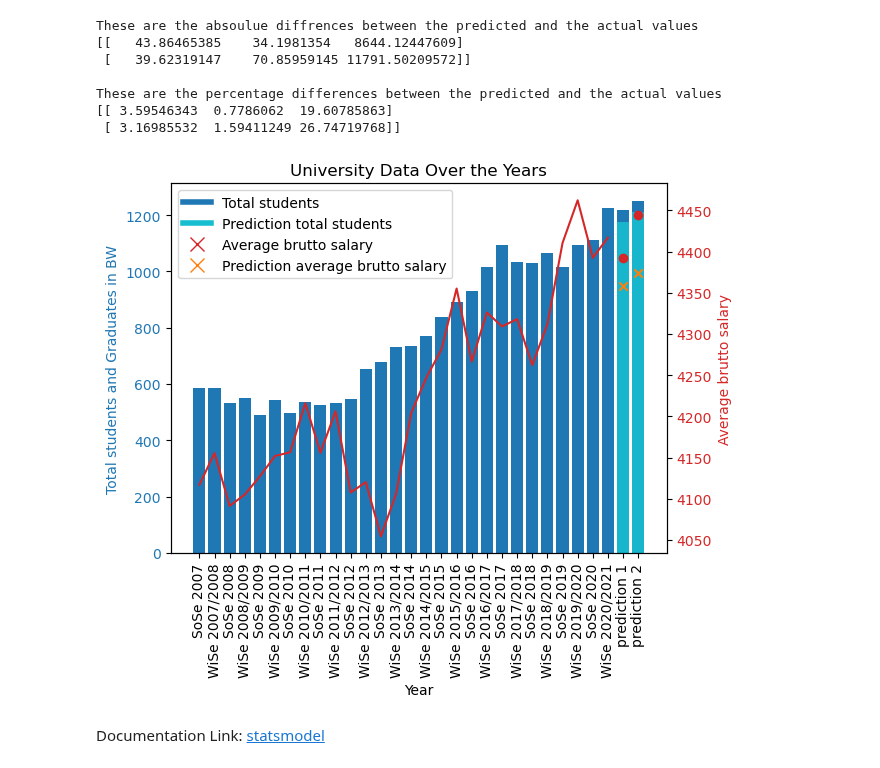
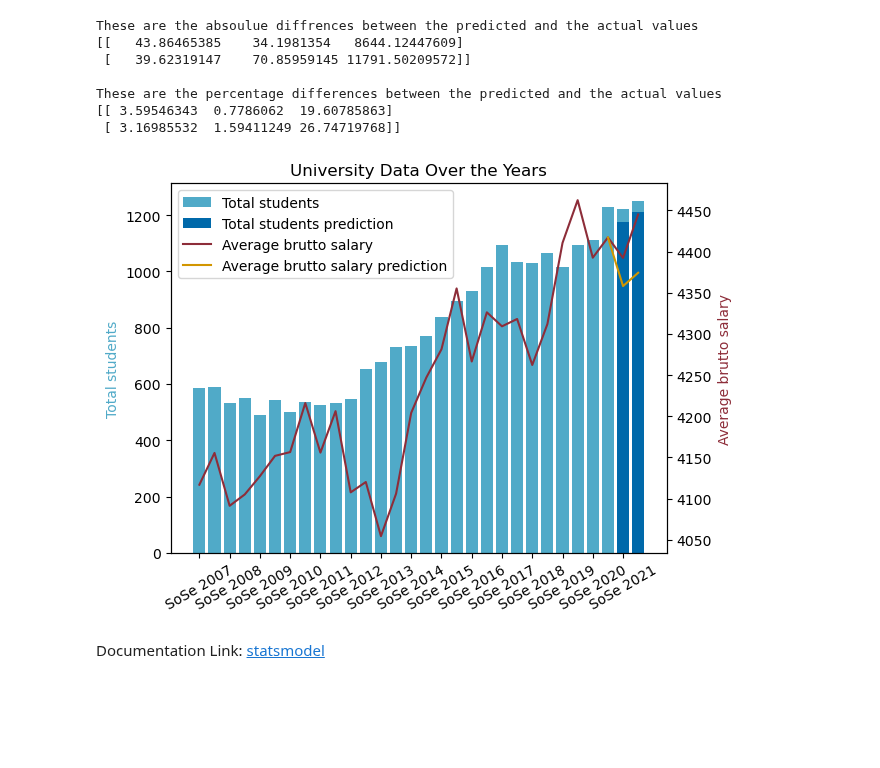
Before and after one commit to mxs01/AnalysingStudentDevelopment, a Jupyter notebook: exp/exp_analyseRegression.ipynb, the cells around one changed output. Saved outputs shown, nothing was run; the diff lists cells and outputs as text; code cells hidden in the pictures; blank space fills up the shorter version.

Commit message:
OK plots

```diff
--- a/exp/exp_analyseRegression.ipynb
+++ b/exp/exp_analyseRegression.ipynb
@@ -83,46 +83,36 @@ These are the absoulue diffrences between the predicted and the actual values
 These are the percentage differences between the predicted and the actual values
 [[ 3.59546343  0.7786062  19.60785863]
  [ 3.16985532  1.59411249 26.74719768]]
-# %%
-fig, ax1 = plt.subplots()
-plt.title('University Data Over the Years')
-plt.xticks(rotation='vertical')
-
-ax1.set_xlabel('Year')
-ax1.set_ylabel('Total students and Graduates in BW', color='tab:blue')
-ax1.bar(interestingYears[:-PREDICTION_STPES], trainData[:, 0], color='tab:blue', label='Total students')
-ax1.tick_params(axis='y', labelcolor='tab:blue')
-
-ax2 = ax1.twinx()  # instantiate a second axes that shares the same x-axis
-
-color = 'tab:red'
-ax2.set_ylabel('Average brutto salary', color=color)
-ax2.plot(interestingYears[:-PREDICTION_STPES], trainData[:, 1], color=color, label='Average brutto salary')
-ax2.tick_params(axis='y', labelcolor=color)
-
-# Add prediction to the plot
-for x in enumerate(forecast):
-    ax1.bar(f"prediction {x[0] + 1}", testData[x[0]][0], color='tab:blue')
-    ax1.bar(f"prediction {x[0] + 1}", x[1][0], color='tab:cyan', alpha=0.9)
-
-    ax2.scatter(f"prediction {x[0] + 1}", testData[x[0]][1], color='tab:red')
-    ax2.scatter(f"prediction {x[0] + 1}", x[1][1], color='tab:orange', marker='x')
-
-# Create one legend for both subplots
-custom_line1 = Line2D([0], [0], color='tab:blue', lw=4)
-custom_line2 = Line2D([0], [0], color='tab:cyan', lw=4)
-custom_line3 = Line2D([0], [0], marker='x', color='tab:red', markerfacecolor='tab:orange', markersize=10, lw=0)
-custom_line4 = Line2D([0], [0], marker='x', color='tab:orange', markerfacecolor='tab:orange', markersize=10, lw=0)
-
-lines = [custom_line1, custom_line2, custom_line3, custom_line4]
-labels = ['Total students', 'Prediction total students', 'Average brutto salary', 'Prediction average brutto salary']
-ax2.legend(lines, labels, loc='upper left')
-
-plt.show()
-
-# TDOD: (Paul) better solution for the red circles, overall better colors
-# %% [output]
-[figure, removed]
+# %%
+fig, ax1 = plt.subplots()
+plt.title('University Data Over the Years')
+plt.xticks(rotation=30)
+
+ax1.set_ylabel('Total students', color=COL_STUDENT)
+ax1.bar(interestingYears[:-PREDICTION_STPES], trainData[:, 0], color=COL_STUDENT, label='Total students')
+ax1.bar(interestingYears[-PREDICTION_STPES:], testData[:, 0], color=COL_STUDENT)
+ax1.bar(interestingYears[-PREDICTION_STPES:], forecast[:, 0], color=COL_STUDENT_PRED, label='Total students prediction')
+
+ax2 = ax1.twinx()  # instantiate a second axes that shares the same x-axis
+forecastWithPrevious = np.concatenate((trainData[-1, :].reshape(1, -1), forecast))
+
+ax2.set_ylabel('Average brutto salary', color=COL_SALARY)
+ax2.plot(interestingYears, completeData[:, 1], color=COL_SALARY, label='Average brutto salary')
+ax2.plot(interestingYears[-PREDICTION_STPES -1:], forecastWithPrevious[:, 1], color=COL_SALARY_PRED, label='Average brutto salary prediction')
+
+
+# Create one legend for both subplots
+lines, labels = ax1.get_legend_handles_labels()
+lines2, labels2 = ax2.get_legend_handles_labels()
+ax2.legend(lines + lines2, labels + labels2, loc='upper left')
+
+# Get current ticks, keep only every second tick
+locs, labels = plt.xticks()
+plt.xticks(locs[::2], labels[::2])
+
+plt.show()
+# %% [output]
+[figure, added]
 # %% [markdown]
 Documentation Link: [statsmodel](https://www.statsmodels.org/dev/vector_ar.html#statistical-tests)
 # %%
```
Also changed, not shown: parts of 1 cell of this notebook, 1 other file.
